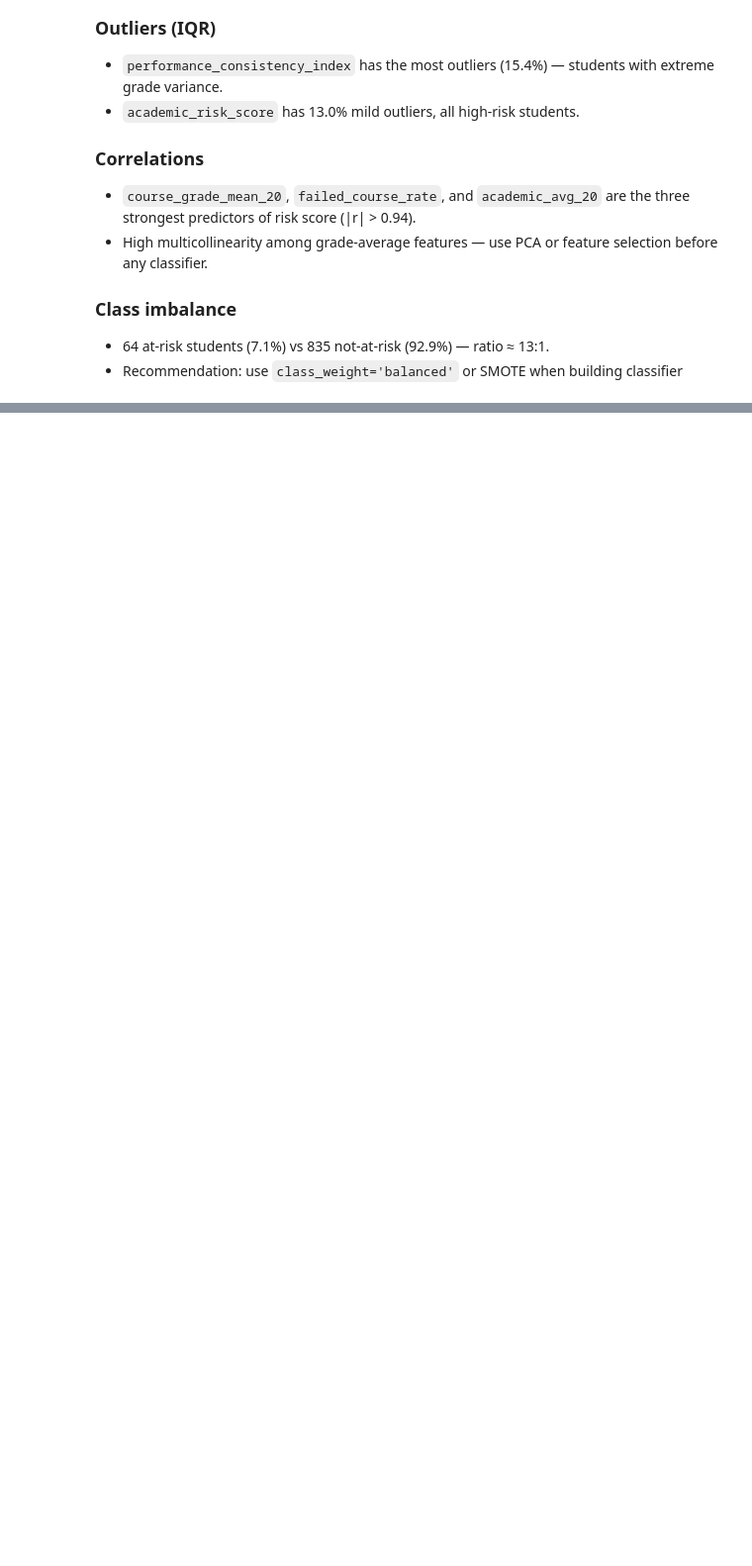
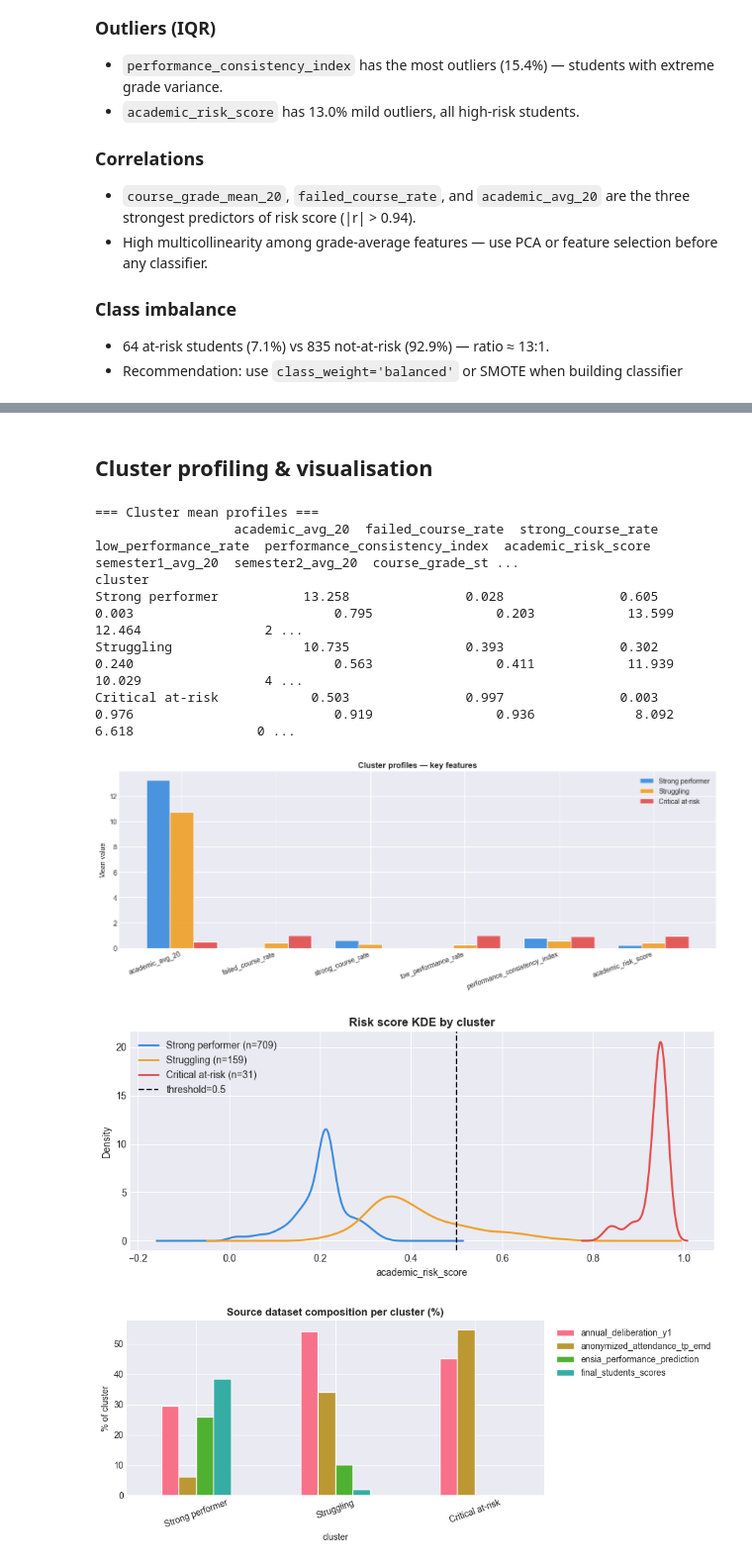
Before and after one commit to Sihamsehil/Learning-behaviour-clustering-student-profiling-project, a Jupyter notebook: EDA1_Academic_Performance.ipynb, the cells around one changed output, grey strips where cells are left out. Shown at 99% size. Cells and saved outputs as stored; diff of their text form; code cells hidden in the pictures; blank space fills up the shorter version.

```diff
--- a/EDA1_Academic_Performance.ipynb
+++ b/EDA1_Academic_Performance.ipynb
@@ -408,0 +468,14 @@ Imbalance ratio: 13.05:1
+# %%
+km_final = KMeans(n_clusters=3, random_state=42, n_init=10)
+df['cluster_raw'] = km_final.fit_predict(Xs)
+
+# Re-order: 0 = best (lowest risk), 2 = worst (highest risk)
+order = df.groupby('cluster_raw')['academic_risk_score'].mean().sort_values().index
+remap = {old: new for new, old in enumerate(order)}
+df['cluster'] = df['cluster_raw'].map(remap)
+df.drop(columns='cluster_raw', inplace=True)
+LABELS  = {0: 'Strong performer', 1: 'Struggling', 2: 'Critical at-risk'}
+print('Cluster sizes:')
+print(df['cluster'].value_counts().sort_index().rename(LABELS).to_string())
+print(f'\nSilhouette score (k=3): {silhouette_score(Xs, df["cluster"]):.3f}')
+print(f'Davies-Bouldin (k=3)  : {davies_bouldin_score(Xs, df["cluster"]):.3f}')
@@ -408,0 +491,65 @@ Imbalance ratio: 13.05:1
+# %% [markdown]
+## Cluster profiling & visualisation
+# %%
+CLUSTER_COLS  = [
+    'academic_avg_20', 'failed_course_rate', 'strong_course_rate',
+    'low_performance_rate', 'performance_consistency_index', 'academic_risk_score'
+]
+
+profile_cols = CLUSTER_COLS + ['semester1_avg_20', 'semester2_avg_20', 'course_grade_std_20']
+profile = df.groupby('cluster')[profile_cols].mean().round(3)
+profile.index = profile.index.map(LABELS)
+print('=== Cluster mean profiles ===')
+print(profile.to_string())
+
+# Grouped bar — key features per cluster
+plot_feats = CLUSTER_COLS
+x = np.arange(len(plot_feats))
+width = 0.25
+
+fig, ax = plt.subplots(figsize=(13, 5))
+for i, (cid, label) in enumerate(LABELS.items()):
+    vals = [profile.loc[label, f] for f in plot_feats]
+    ax.bar(x + i*width, vals, width, label=label, color=PALETTE[cid],
+           edgecolor='white', alpha=0.9)
+
+ax.set_xticks(x + width)
+ax.set_xticklabels(plot_feats, rotation=20, ha='right')
+ax.set_ylabel('Mean value')
+ax.set_title('Cluster profiles — key features', fontweight='bold')
+ax.legend()
+plt.tight_layout()
+plt.show()
+
+# Risk score distribution per cluster
+fig, ax = plt.subplots(figsize=(9, 4))
+for cid, label in LABELS.items():
+    subset = df[df['cluster'] == cid]['academic_risk_score']
+    subset.plot.kde(ax=ax, label=f'{label} (n={len(subset)})',
+                   color=PALETTE[cid], linewidth=2)
+ax.axvline(0.5, color='black', ls='--', lw=1.5, label=f'threshold={0.5}')
+ax.set_xlabel('academic_risk_score')
+ax.set_title('Risk score KDE by cluster', fontweight='bold')
+ax.legend()
+plt.tight_layout()
+plt.show()
+
+# Source composition per cluster
+ct = pd.crosstab(df['cluster'], df          ['source_dataset'], normalize='index').round(3) * 100
+ct.index = ct.index.map(LABELS)
+ct.plot.bar(figsize=(10, 4), edgecolor='white', rot=20)
+plt.title('Source dataset composition per cluster (%)', fontweight='bold')
+plt.ylabel('% of cluster')
+plt.legend(bbox_to_anchor=(1.01, 1))
+plt.tight_layout()
+plt.show()
+# %% [output]
+=== Cluster mean profiles ===
+                  academic_avg_20  failed_course_rate  strong_course_rate  low_performance_rate  performance_consistency_index  academic_risk_score  semester1_avg_20  semester2_avg_20  course_grade_st ...
+cluster
+Strong performer           13.258               0.028               0.605                 0.003                          0.795                0.203            13.599            12.464                2 ...
+Struggling                 10.735               0.393               0.302                 0.240                          0.563                0.411            11.939            10.029                4 ...
+Critical at-risk            0.503               0.997               0.003                 0.976                          0.919                0.936             8.092             6.618                0 ...
+[figure, added]
+[figure, added]
+[figure, added]
```
Also changed, not shown: parts of 7 cells of this notebook.
